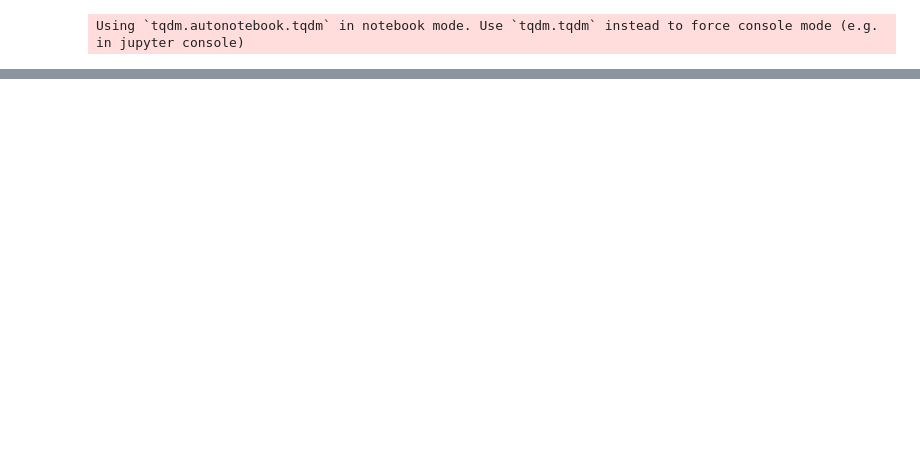
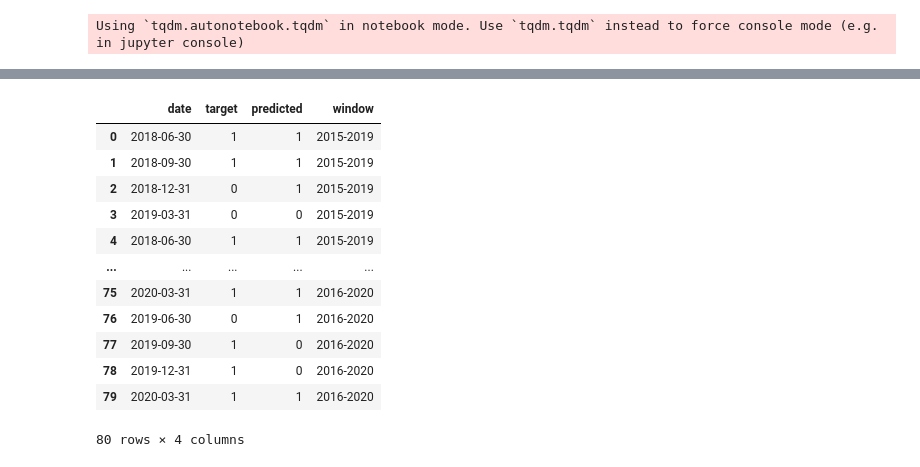
Before and after one commit to DominicPrenovost/AutoML-Practice, a Jupyter notebook: Clean version 1.ipynb, the cells around one changed output, grey strips where cells are left out. Saved outputs shown, nothing was run; the diff lists cells and outputs as text; code cells hidden in the pictures; blank space fills up the shorter version.

```diff
--- a/Clean version 1.ipynb
+++ b/Clean version 1.ipynb
@@ -101,0 +159,17 @@ def pipeline_rolling_windows(data, date_col, target_col, train_years, val_years,
+# %%
+predictions = pipeline_rolling_windows(
+    data=df_random,           # Votre DataFrame d'entrée
+    date_col="date",          # Colonne des dates
+    target_col="target",      # Colonne cible (0 ou 1)
+    train_years=2,            # 2 ans pour l'entraînement
+    val_years=1,              # 1 an pour la validation
+    test_years=1,             # 1 an pour le test
+    buffer_months=1           # Tampon de 1 mois
+)
+
+# Afficher un aperçu des prédictions
+print(predictions.head())
+
+# Analyser les résultats
+accuracy = (predictions["predicted"] == predictions["target"]).mean()
+print(f"Accuracy globale : {accuracy:.2%}")
@@ -101,0 +194,16 @@ def pipeline_rolling_windows(data, date_col, target_col, train_years, val_years,
+# %%
+predictions
+# %% [output]
+|  | date | target | predicted | window |
+| 0 | 2018-06-30 | 1 | 1 | 2015-2019 |
+| 1 | 2018-09-30 | 1 | 1 | 2015-2019 |
+| 2 | 2018-12-31 | 0 | 1 | 2015-2019 |
+| 3 | 2019-03-31 | 0 | 0 | 2015-2019 |
+| 4 | 2018-06-30 | 1 | 1 | 2015-2019 |
+| ... | ... | ... | ... | ... |
+| 75 | 2020-03-31 | 1 | 1 | 2016-2020 |
+| 76 | 2019-06-30 | 0 | 1 | 2016-2020 |
+| 77 | 2019-09-30 | 1 | 0 | 2016-2020 |
+| 78 | 2019-12-31 | 1 | 0 | 2016-2020 |
+| 79 | 2020-03-31 | 1 | 1 | 2016-2020 |
+80 rows × 4 columns
```
Also changed, not shown: parts of 6 cells of this notebook.
